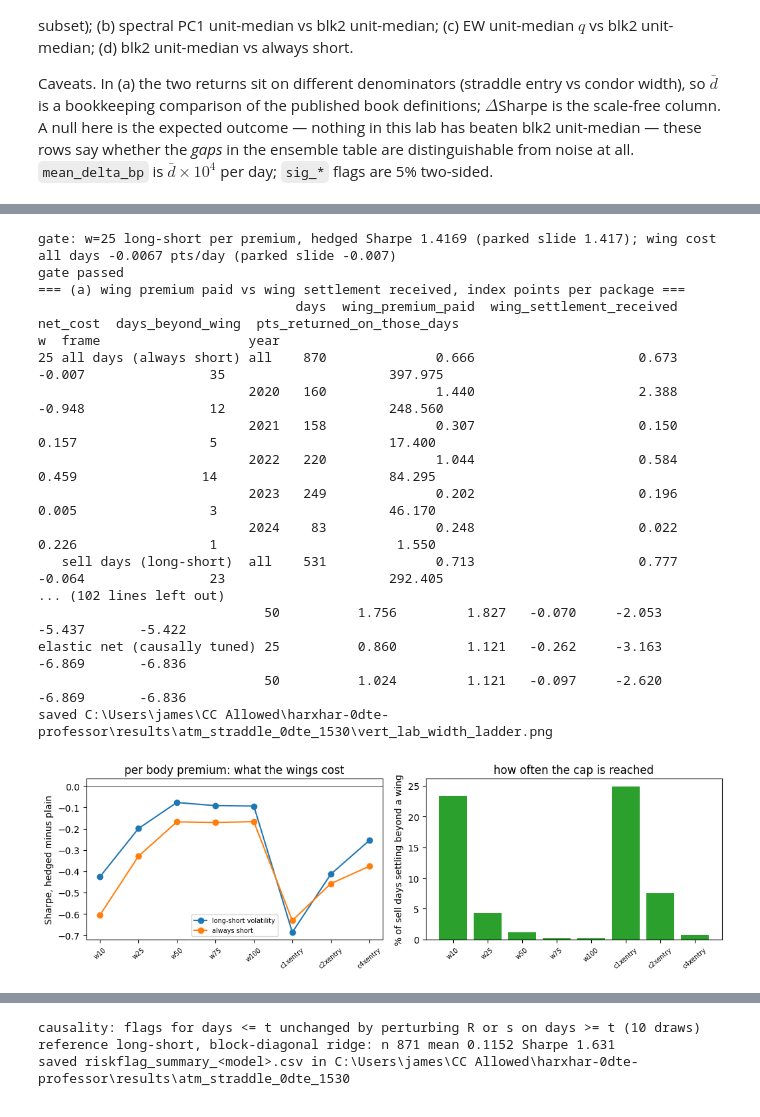
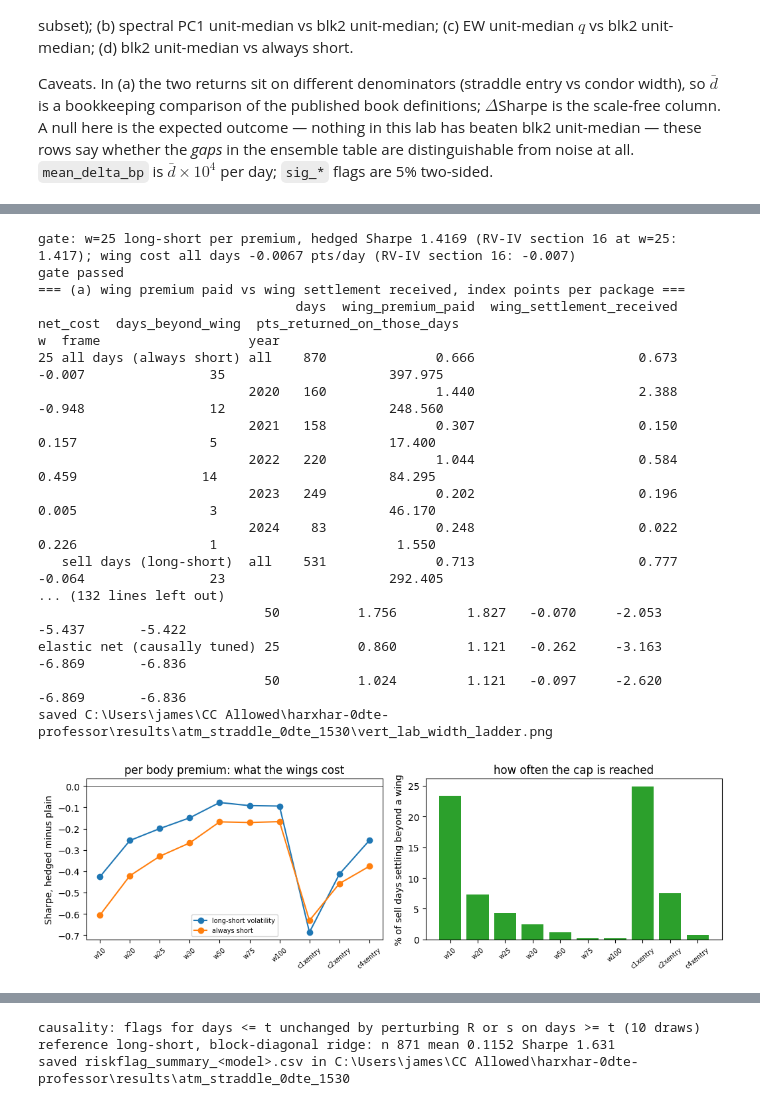
Before and after one commit to jamesdchen/harxhar-clean, a Jupyter notebook: notebooks/atm_straddle_experimental.ipynb, the cells around one changed output, grey strips where cells are left out. Drawn from its saved outputs; the diff is of its cells as text; code cells hidden in the pictures.

```diff
--- a/notebooks/atm_straddle_experimental.ipynb
+++ b/notebooks/atm_straddle_experimental.ipynb
@@ -1720,6 +1724,6 @@ payoff? And is the crash-year payoff a property of the instrument or
 of one event?
 # %%
-# --- the credit-vertical book, rebuilt exactly as the parked RV-IV slide built it ---
+# --- the iron-fly book, rebuilt exactly as the RV-IV deck section 16 builds it ---
 vl_body = atm.reset_index()
 vl_close = pd.Series(atm["S_close"].to_numpy(), index=pd.to_datetime(atm["expiration"]).values)
 vl_close.index = pd.to_datetime(vl_close.index).tz_localize(None).normalize()
@@ -1779,11 +1783,13 @@ def vl_rows(vs, px, cfg="both"):
 
 px_b = books["blk2"]
 vl = {w: vl_book(width=w) for w in (25.0, 50.0)}
+# the wing widths the RV-IV deck section 16 reports, for the fills and one-sided tables
+vl_wide = {w: (vl[w] if w in vl else vl_book(width=w)) for w in (20.0, 25.0, 30.0, 50.0)}
 
-# --- gate: reproduce the parked slide's headline before extending ---
+# --- gate: reproduce the RV-IV section 16 headline before extending ---
 rows25, j25 = vl_rows(vl[25.0], px_b)
 print("gate: w=25 long-short per premium, hedged Sharpe", f"{rows25.loc['long-short volatility', 'Sharpe_hedged']:.4f}",
-      "(parked slide 1.417); wing cost all days", f"{float(j25['drag_both'].mean()):+.4f} pts/day (parked slide -0.007)")
+      "(RV-IV section 16 at w=25: 1.417); wing cost all days", f"{float(j25['drag_both'].mean()):+.4f} pts/day (RV-IV section 16: -0.007)")
 assert abs(rows25.loc["long-short volatility", "Sharpe_hedged"] - 1.417) < 0.005
 assert abs(float(j25["drag_both"].mean()) - (-0.007)) < 0.002
 print("gate passed")
@@ -1812,7 +1818,7 @@ vl_dec.to_csv(OUT / "vert_lab_wing_cost_by_year_blk2.csv")
 # (a2) realistic fills: body sold at the bid, wings bought at the ask; buy days pay the ask on the body
 print("=== (a2) paying the quoted spread: body at the bid, wings at the ask ===")
 fill_rows = []
-for w, vs in vl.items():
+for w, vs in vl_wide.items():
     j = vs.join(px_b[["pos", "R"]], how="inner", rsuffix="_strad")
     j = j.loc[j.index.intersection(common)]
     ok = (_tc_leg_ok(j["bid_c"], j["ask_c"], True) & _tc_leg_ok(j["bid_p"], j["ask_p"], True)
@@ -1848,7 +1854,7 @@ vl_fill.to_csv(OUT / "vert_lab_fills_blk2.csv")
 # (b) one wing at a time
 print("=== (b) one-sided wings on sell days, per body premium, blk2 ===")
 side_rows = []
-for w, vs in vl.items():
+for w, vs in vl_wide.items():
     for cfg in ("none", "put", "call", "both"):
         r, _ = vl_rows(vs, px_b, cfg=cfg)
         for name, row in r.iterrows():
@@ -1860,7 +1866,8 @@ vl_side.to_csv(OUT / "vert_lab_one_sided_blk2.csv")
 
 # (c) the width ladder, per body premium
 print("=== (c) width ladder, wings on sell days, per body premium, blk2 ===")
-lad_books = {f"w{int(w)}": vl_book(width=w) for w in (10.0, 25.0, 50.0, 75.0, 100.0)}
+lad_books = {f"w{int(w)}": (vl_wide[w] if w in vl_wide else vl_book(width=w))
+             for w in (10.0, 20.0, 25.0, 30.0, 50.0, 75.0, 100.0)}
 for cmult in (1.0, 2.0, 4.0):
     lad_books[f"c{int(cmult)}xentry"] = vl_book(w_row=cmult * vl_body["entry"].to_numpy(float))
 lad_rows = []
@@ -1932,7 +1939,7 @@ print(vl_mod.to_string(float_format=lambda v: f"{v: .3f}"))
 vl_mod.to_csv(OUT / "vert_lab_models.csv")
 
 fig, axes = plt.subplots(1, 2, figsize=(10.5, 3.4))
-order = ["w10", "w25", "w50", "w75", "w100", "c1xentry", "c2xentry", "c4xentry"]
+order = ["w10", "w20", "w25", "w30", "w50", "w75", "w100", "c1xentry", "c2xentry", "c4xentry"]
 xs = np.arange(len(order))
 for name, c in (("long-short volatility", "C0"), ("always short", "C1")):
     sub = vl_lad.xs(name, level="rule").loc[order]
@@ -1941,36 +1948,36 @@ axes[0].axhline(0.0, color="k", lw=0.6)
 axes[0].set_xticks(xs, order, rotation=40, fontsize=7)
 axes[0].set_ylabel("Sharpe, hedged minus plain")
 axes[0].set_title("per body premium: what the wings cost")
 axes[0].legend(fontsize=7)
 sub = vl_lad.xs("long-short volatility", level="rule").loc[order]
 axes[1].bar(xs, sub["pct_sell_days_beyond_wing"], color="C2")
 axes[1].set_xticks(xs, order, rotation=40, fontsize=7)
 axes[1].set_ylabel("% of sell days settling beyond a wing")
 axes[1].set_title("how often the cap is reached")
 fig.tight_layout()
 fig.savefig(OUT / "vert_lab_width_ladder.png", dpi=120, bbox_inches="tight")
 print("saved", OUT / "vert_lab_width_ladder.png")
 display(fig)
 plt.close(fig)
 # %% [output]
-gate: w=25 long-short per premium, hedged Sharpe 1.4169 (parked slide 1.417); wing cost all days -0.0067 pts/day (parked slide -0.007)
+gate: w=25 long-short per premium, hedged Sharpe 1.4169 (RV-IV section 16 at w=25: 1.417); wing cost all days -0.0067 pts/day (RV-IV section 16: -0.007)
 gate passed
 === (a) wing premium paid vs wing settlement received, index points per package ===
                                  days  wing_premium_paid  wing_settlement_received  net_cost  days_beyond_wing  pts_returned_on_those_days
 w  frame                   year
 25 all days (always short) all    870              0.666                     0.673    -0.007                35                     397.975
                            2020   160              1.440                     2.388    -0.948                12                     248.560
                            2021   158              0.307                     0.150     0.157                 5                      17.400
                            2022   220              1.044                     0.584     0.459                14                      84.295
                            2023   249              0.202                     0.196     0.005                 3                      46.170
                            2024    83              0.248                     0.022     0.226                 1                       1.550
    sell days (long-short)  all    531              0.713                     0.777    -0.064                23                     292.405
-... (102 lines left out)
+... (132 lines left out)
                              50          1.756         1.827   -0.070     -2.053        -5.437       -5.422
 elastic net (causally tuned) 25          0.860         1.121   -0.262     -3.163        -6.869       -6.836
                              50          1.024         1.121   -0.097     -2.620        -6.869       -6.836
 saved C:\Users\james\CC Allowed\harxhar-0dte-professor\results\atm_straddle_0dte_1530\vert_lab_width_ladder.png
-[figure, old version]
+[figure, new version]
 # %% [markdown]
 ## 15. Cutting exposure on days the lagged signal flags risk
 
```
Also changed, not shown: parts of 6 cells of this notebook, 48 other files.
